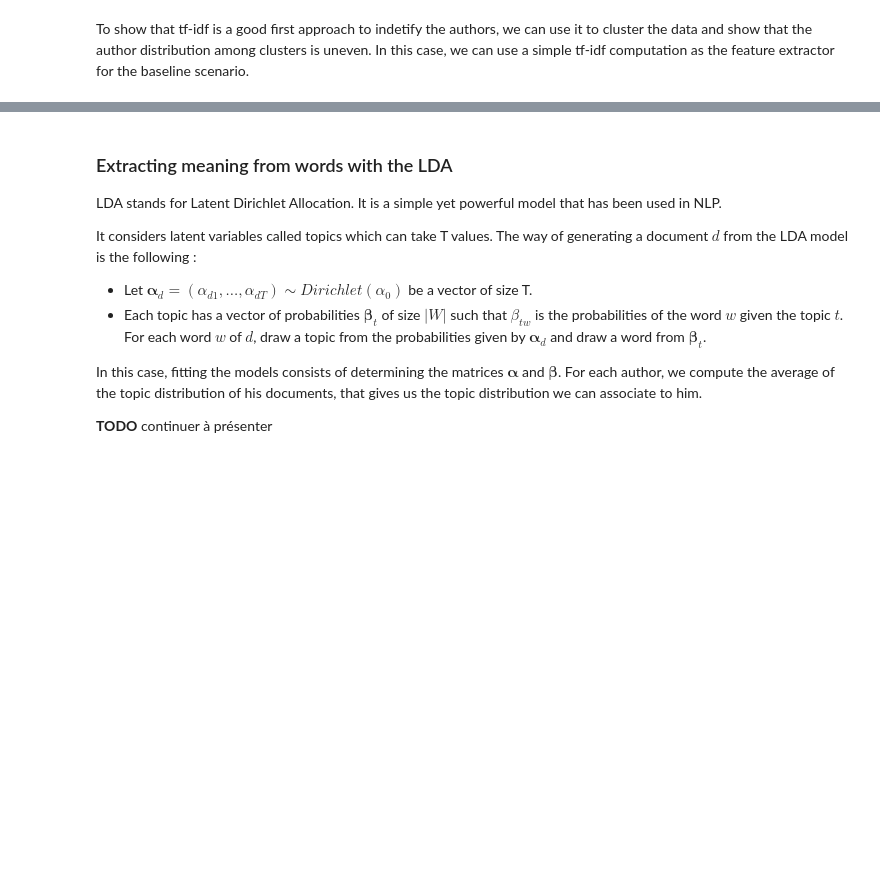
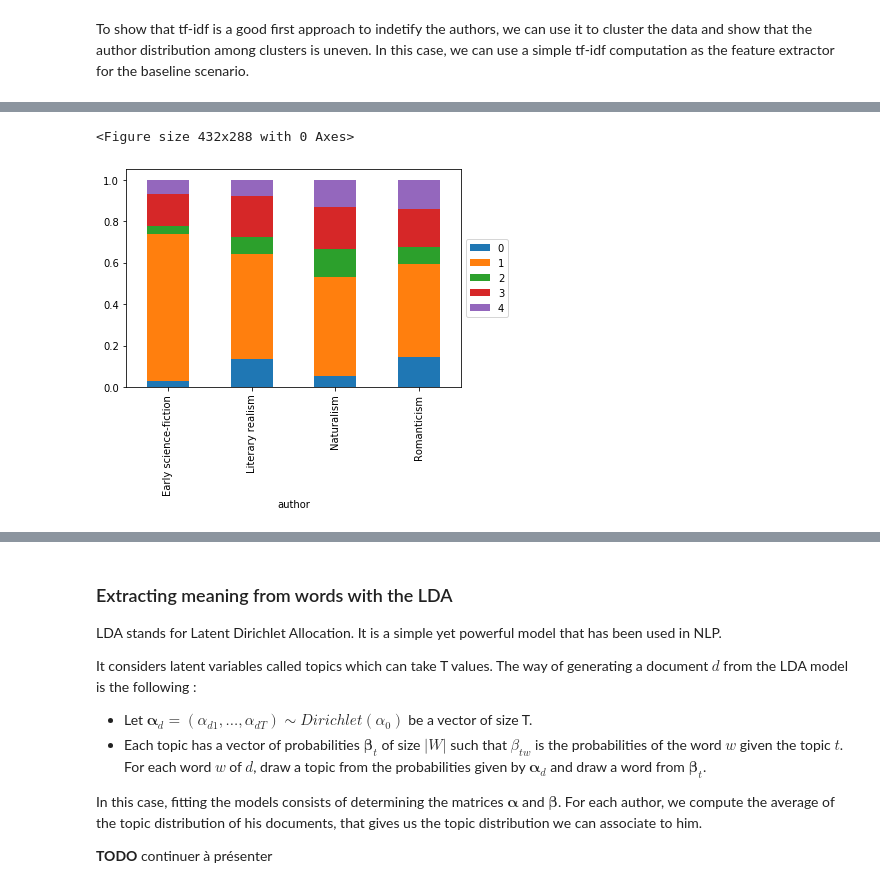
Before and after one commit to avouacr/who-wrote-this, a Jupyter notebook: Project_French_author_classification.ipynb, the cells around one changed output, grey strips where cells are left out. Saved outputs shown, nothing was run; the diff lists cells and outputs as text; code cells hidden in the pictures; blank space fills up the shorter version.

```diff
--- a/Project_French_author_classification.ipynb
+++ b/Project_French_author_classification.ipynb
@@ -255,0 +258,20 @@ plt.show()
+# %%
+df_3.author = df_3.author.map({'Zola': 'Naturalism', 'Maupassant': 'Naturalism', 'Daudet': 'Naturalism',
+                 'Stendhal': 'Literary realism', 'Balzac': 'Literary realism', 'Flaubert': 'Literary realism',
+                 'Hugo': 'Romanticism', 'Dumas': 'Romanticism', 'Vigny': 'Romanticism',
+                 'Verne': 'Early science-fiction'
+                })
+# %%
+df_3['cluster'] = model.predict(X)
+df_3_cluster_author = df_3.groupby(['cluster','author']).size().reset_index()
+df_3_cluster_author = df_3_cluster_author.pivot(index='cluster', columns='author', values=0)
+df_3_cluster_author = df_3_cluster_author
+df_3_cluster_author =  (df_3_cluster_author / df_3_cluster_author.sum())
+# %%
+f = plt.figure()
+df_3_cluster_author.T.plot(kind='bar', stacked=True)
+plt.legend(loc='center left', bbox_to_anchor=(1.0, 0.5))
+plt.show()
+# %% [output]
+<Figure size 432x288 with 0 Axes>
+[figure, added]
```
Also changed, not shown: parts of 5 cells of this notebook.
